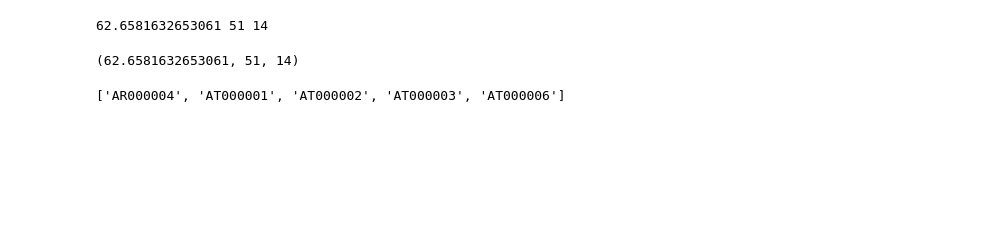
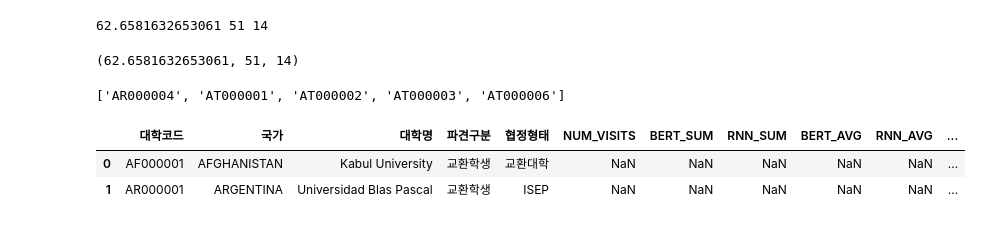
Before and after one commit to snoop2head/yonsei-exchange-program, a Jupyter notebook: preprocess_departments.ipynb, the cells around one changed output. Cells and saved outputs as stored; diff of their text form; code cells hidden in the pictures; blank space fills up the shorter version.

```diff
--- a/preprocess_departments.ipynb
+++ b/preprocess_departments.ipynb
@@ -216,3 +230,10 @@ univ_list = list(df_department["대학코드"].drop_duplicates().values)[1:]
 univ_list[:5]
 # %% [output]
 ['AR000004', 'AT000001', 'AT000002', 'AT000003', 'AT000006']
+# %%
+df_univ = pd.read_csv("data_wrangled/df_univ_wrangled.csv")
+df_univ.head(2)
+# %% [output]
+|  | 대학코드 | 국가 | 대학명 | 파견구분 | 협정형태 | NUM_VISITS | BERT_SUM | RNN_SUM | BERT_AVG | RNN_AVG | ... |
+| 0 | AF000001 | AFGHANISTAN | Kabul University | 교환학생 | 교환대학 | NaN | NaN | NaN | NaN | NaN | ... |
+| 1 | AR000001 | ARGENTINA | Universidad Blas Pascal | 교환학생 | ISEP | NaN | NaN | NaN | NaN | NaN | ... |
```
Also changed, not shown: parts of 14 cells of this notebook, 1 other file.
